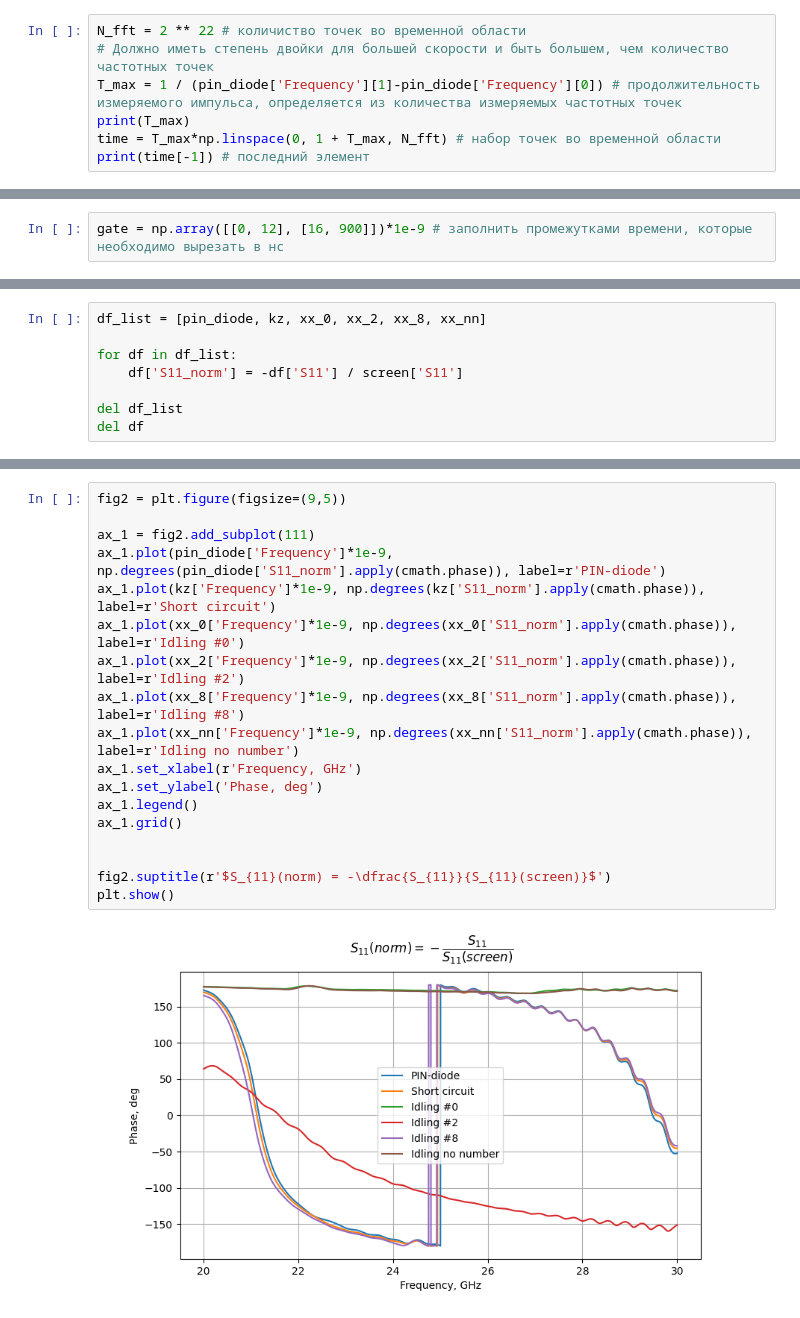
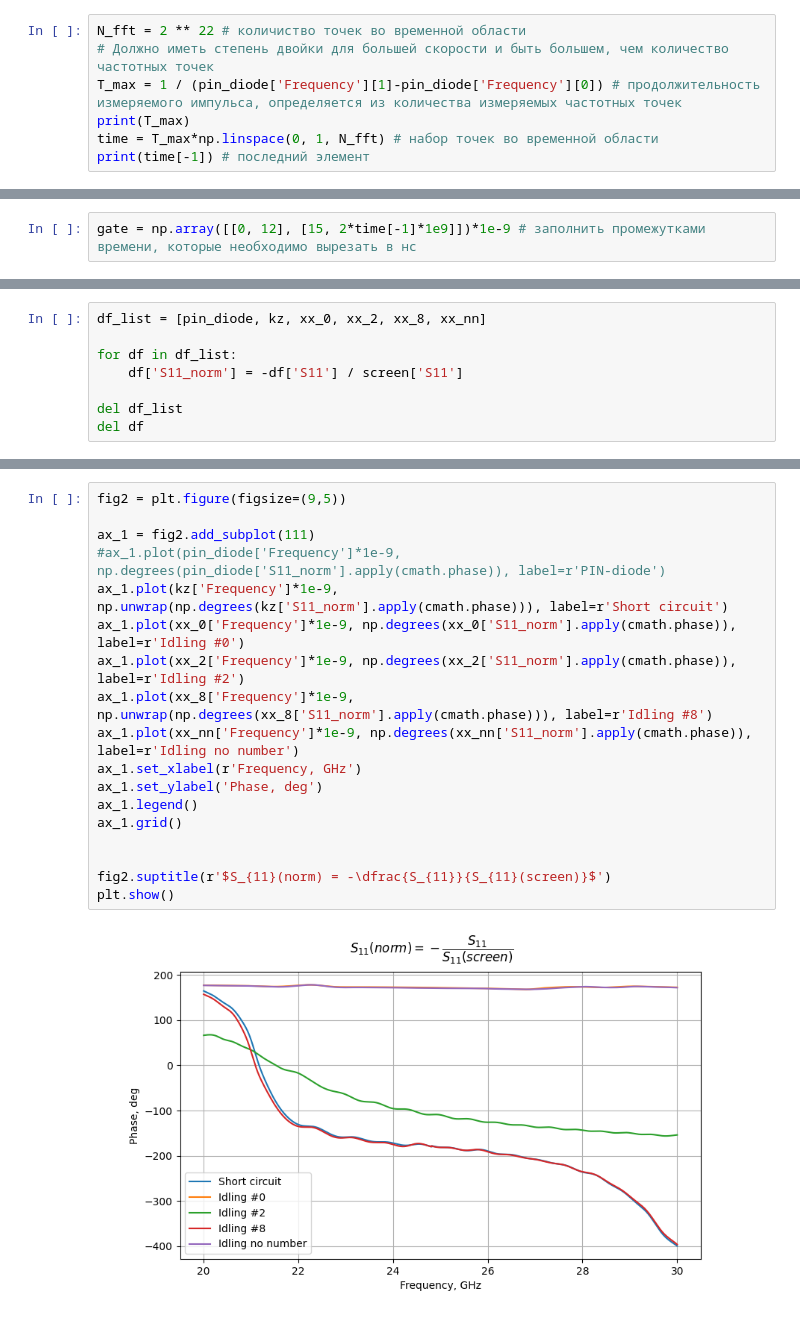
Before and after one commit to isvoropaev02/post_processing_RIS, a Jupyter notebook: 27sept/waveguide_exp.ipynb, the cells around one changed output, grey strips where cells are left out. Drawn from its saved outputs; the diff is of its cells as text.

```diff
--- a/27sept/waveguide_exp.ipynb
+++ b/27sept/waveguide_exp.ipynb
@@ -55,7 +55,7 @@ N_fft = 2 ** 22 # количиство точек во временной обл
 # Должно иметь степень двойки для большей скорости и быть большем, чем количество частотных точек
 T_max = 1 / (pin_diode['Frequency'][1]-pin_diode['Frequency'][0]) # продолжительность измеряемого импульса, определяется из количества измеряемых частотных точек
 print(T_max)
-time = T_max*np.linspace(0, 1 + T_max, N_fft) # набор точек во временной области
+time = T_max*np.linspace(0, 1, N_fft) # набор точек во временной области
 print(time[-1]) # последний элемент
 # %% [output]
 5e-07
@@ -83,7 +83,7 @@ plt.show()
 # %% [output]
 [figure]
 # %%
-gate = np.array([[0, 12], [16, 900]])*1e-9 # заполнить промежутками времени, которые необходимо вырезать в нс
+gate = np.array([[0, 12], [15, 2*time[-1]*1e9]])*1e-9 # заполнить промежутками времени, которые необходимо вырезать в нс
 # %%
 def time_gate_s_param(gate: np.ndarray, s_par: pd.core.series.Series, n=N_fft, time=time):
     s = s_par.to_numpy()
@@ -138,20 +138,20 @@ plt.show()
 # %%
 fig2 = plt.figure(figsize=(9,5))
 
 ax_1 = fig2.add_subplot(111)
-ax_1.plot(pin_diode['Frequency']*1e-9, np.degrees(pin_diode['S11_norm'].apply(cmath.phase)), label=r'PIN-diode')
-ax_1.plot(kz['Frequency']*1e-9, np.degrees(kz['S11_norm'].apply(cmath.phase)), label=r'Short circuit')
+#ax_1.plot(pin_diode['Frequency']*1e-9, np.degrees(pin_diode['S11_norm'].apply(cmath.phase)), label=r'PIN-diode')
+ax_1.plot(kz['Frequency']*1e-9, np.unwrap(np.degrees(kz['S11_norm'].apply(cmath.phase))), label=r'Short circuit')
 ax_1.plot(xx_0['Frequency']*1e-9, np.degrees(xx_0['S11_norm'].apply(cmath.phase)), label=r'Idling #0')
 ax_1.plot(xx_2['Frequency']*1e-9, np.degrees(xx_2['S11_norm'].apply(cmath.phase)), label=r'Idling #2')
-ax_1.plot(xx_8['Frequency']*1e-9, np.degrees(xx_8['S11_norm'].apply(cmath.phase)), label=r'Idling #8')
+ax_1.plot(xx_8['Frequency']*1e-9, np.unwrap(np.degrees(xx_8['S11_norm'].apply(cmath.phase))), label=r'Idling #8')
 ax_1.plot(xx_nn['Frequency']*1e-9, np.degrees(xx_nn['S11_norm'].apply(cmath.phase)), label=r'Idling no number')
 ax_1.set_xlabel(r'Frequency, GHz')
 ax_1.set_ylabel('Phase, deg')
 ax_1.legend()
 ax_1.grid()
 
 
 fig2.suptitle(r'$S_{11}(norm) = -\dfrac{S_{11}}{S_{11}(screen)}$')
 plt.show()
 # %% [output]
-[figure, old version]
+[figure, new version]
```
Also changed, not shown: parts of 2 cells of this notebook.
